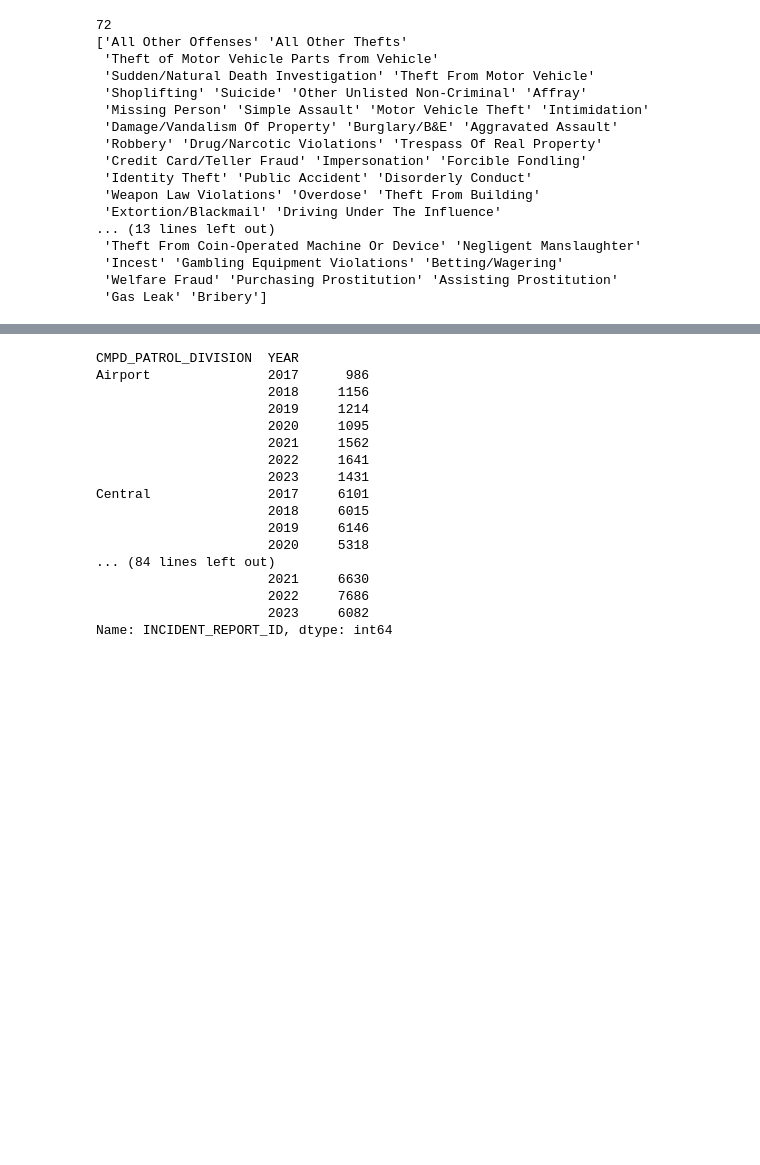
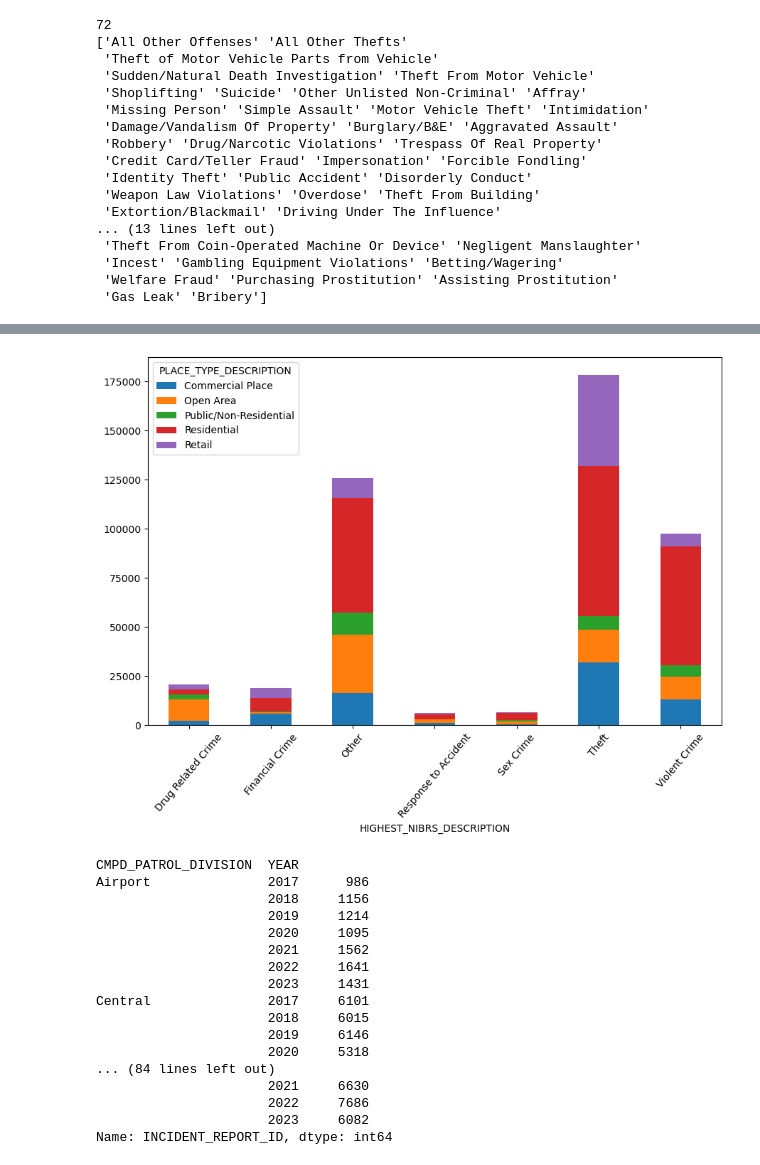
Before and after one commit to jdsouthern/bootcamp-project-1-EDA, a Jupyter notebook: Project 1/CMPD_Crime.ipynb, the cells around one changed output, grey strips where cells are left out. Cells and saved outputs as stored; diff of their text form; code cells hidden in the pictures; blank space fills up the shorter version.

```diff
--- a/Project 1/CMPD_Crime.ipynb
+++ b/Project 1/CMPD_Crime.ipynb
@@ -158,3 +168,13 @@ plt.tight_layout()
+# %%
+cleancrimeDFv2 = cleancrimeDF[(cleancrimeDF['YEAR'] == 2018)|(cleancrimeDF['YEAR'] == 2019)|(cleancrimeDF['YEAR'] == 2020)|(cleancrimeDF['YEAR'] == 2021)|(cleancrimeDF['YEAR'] == 2022)]
+cleancrimetypeDFv2 = cleancrimeDFv2.replace(typeReclass)
+#crimeDF2['YEAR'].unique()
+placeType2 = cleancrimetypeDFv2.groupby(['PLACE_TYPE_DESCRIPTION', 'HIGHEST_NIBRS_DESCRIPTION'])['HIGHEST_NIBRS_DESCRIPTION'].count()
+figs = placeType2.unstack(level=0).plot(kind='bar', subplots=False, rot=50, figsize=(9, 7), legend=True, stacked=True)
+plt.tight_layout()
+plt.savefig('placeType18_22.png')
+# %% [output]
+[figure, added]
 # %%
 precinctCount = cleancrimeDF.groupby(['CMPD_PATROL_DIVISION', 'YEAR'])['INCIDENT_REPORT_ID'].count()
 with pd.option_context('display.max_rows', None, 'display.max_columns', None):
```
Also changed, not shown: parts of 5 cells of this notebook, 2 other files.
